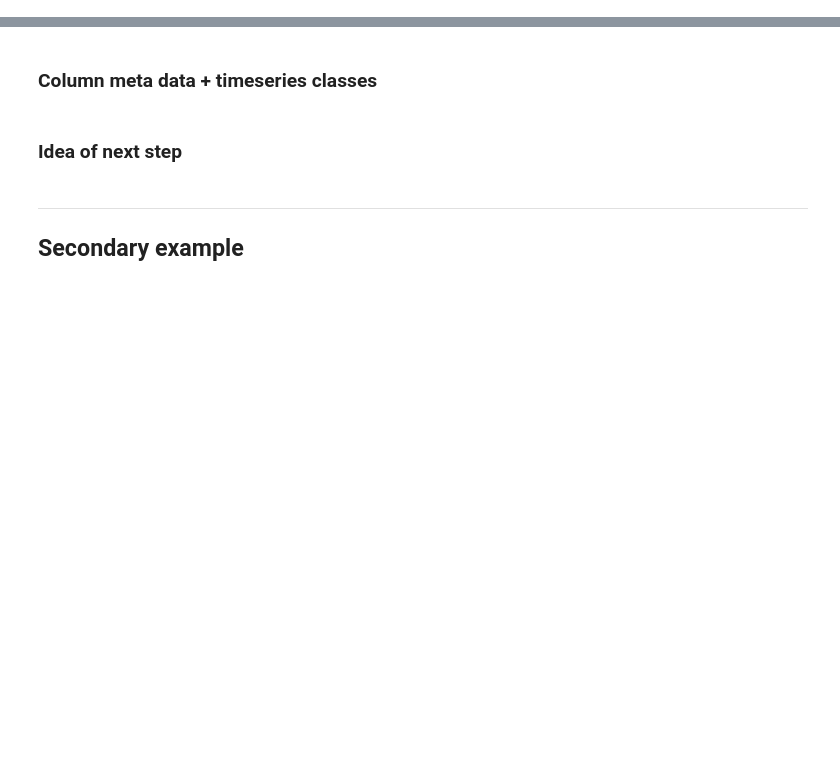
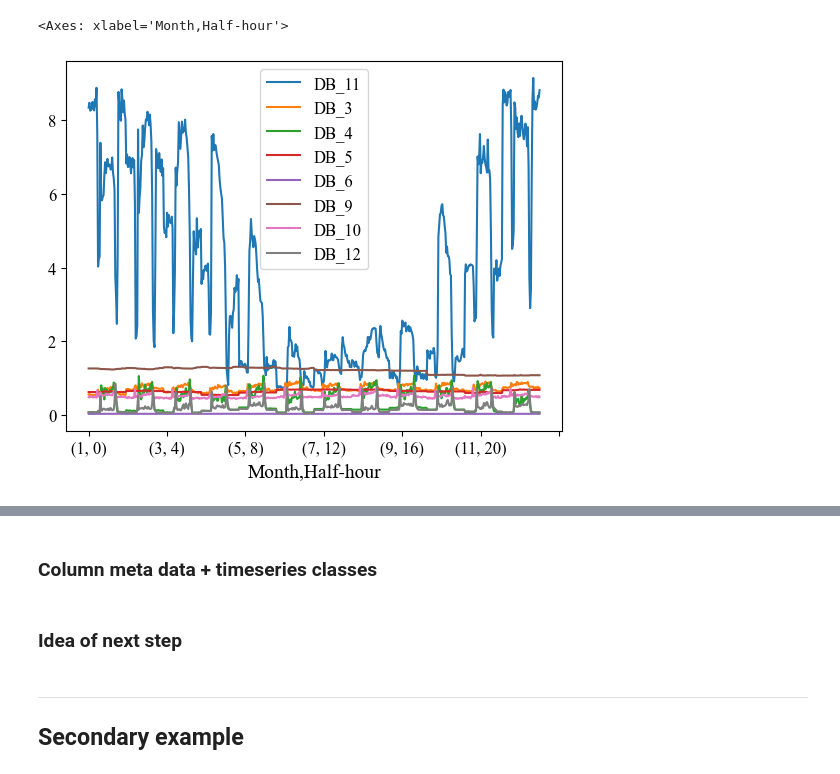
Before and after one commit to empowering-energy-solutions-ltd/e2sviz, a Jupyter notebook: notebooks/clean_demo.ipynb, the cells around one changed output, grey strips where cells are left out. Saved outputs shown, nothing was run; the diff lists cells and outputs as text; code cells hidden in the pictures; blank space fills up the shorter version.

```diff
--- a/notebooks/clean_demo.ipynb
+++ b/notebooks/clean_demo.ipynb
@@ -129,0 +190,5 @@ visualize.DataViz(new_test, plot_styles.MatPlotLibPlot()).single_plot()
+# %%
+new_test.groupby(datetime_schema.DateTimeSchema.MONTH).plot() # Average day for each month across the year.
+# %% [output]
+<Axes: xlabel='Month,Half-hour'>
+[figure, added]
```
Also changed, not shown: parts of 20 cells of this notebook, 1 other file.
